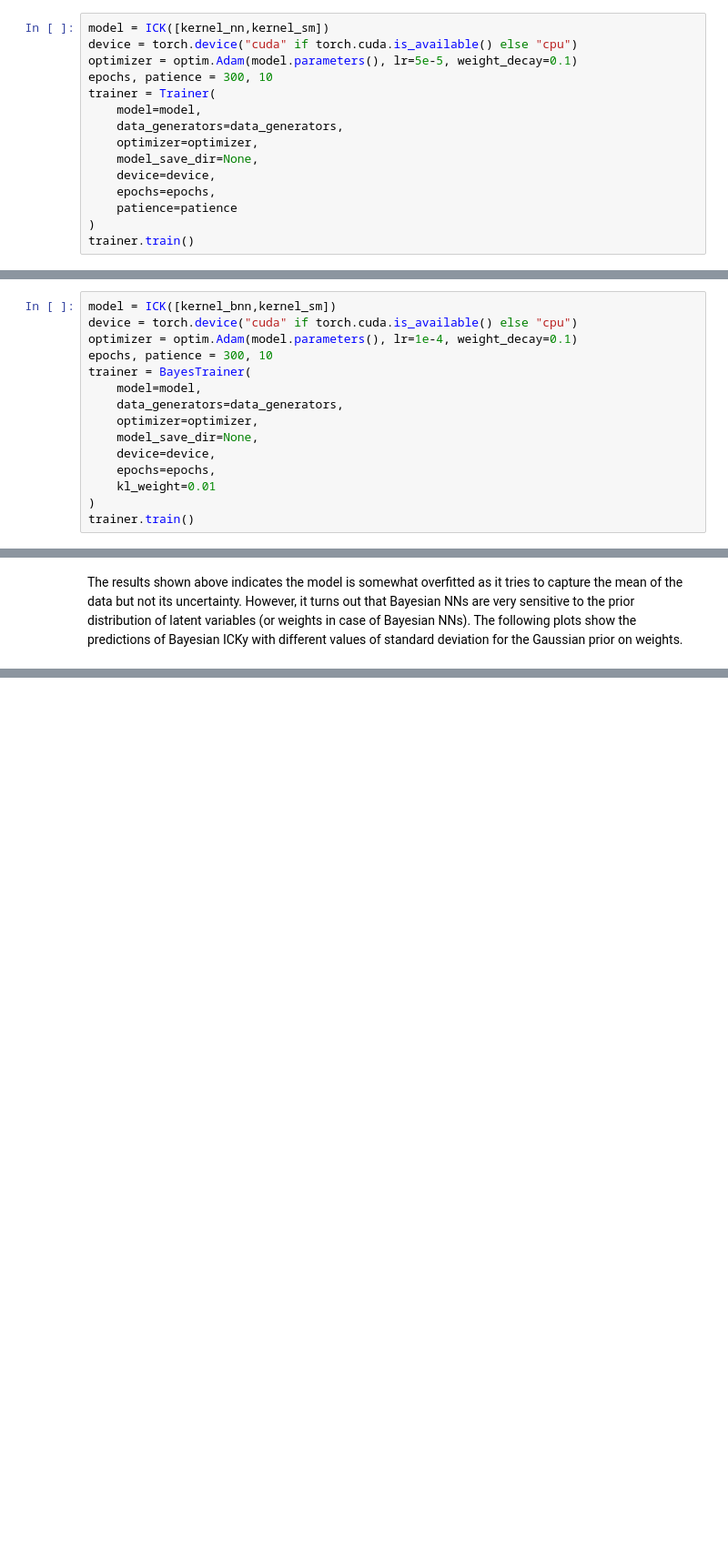
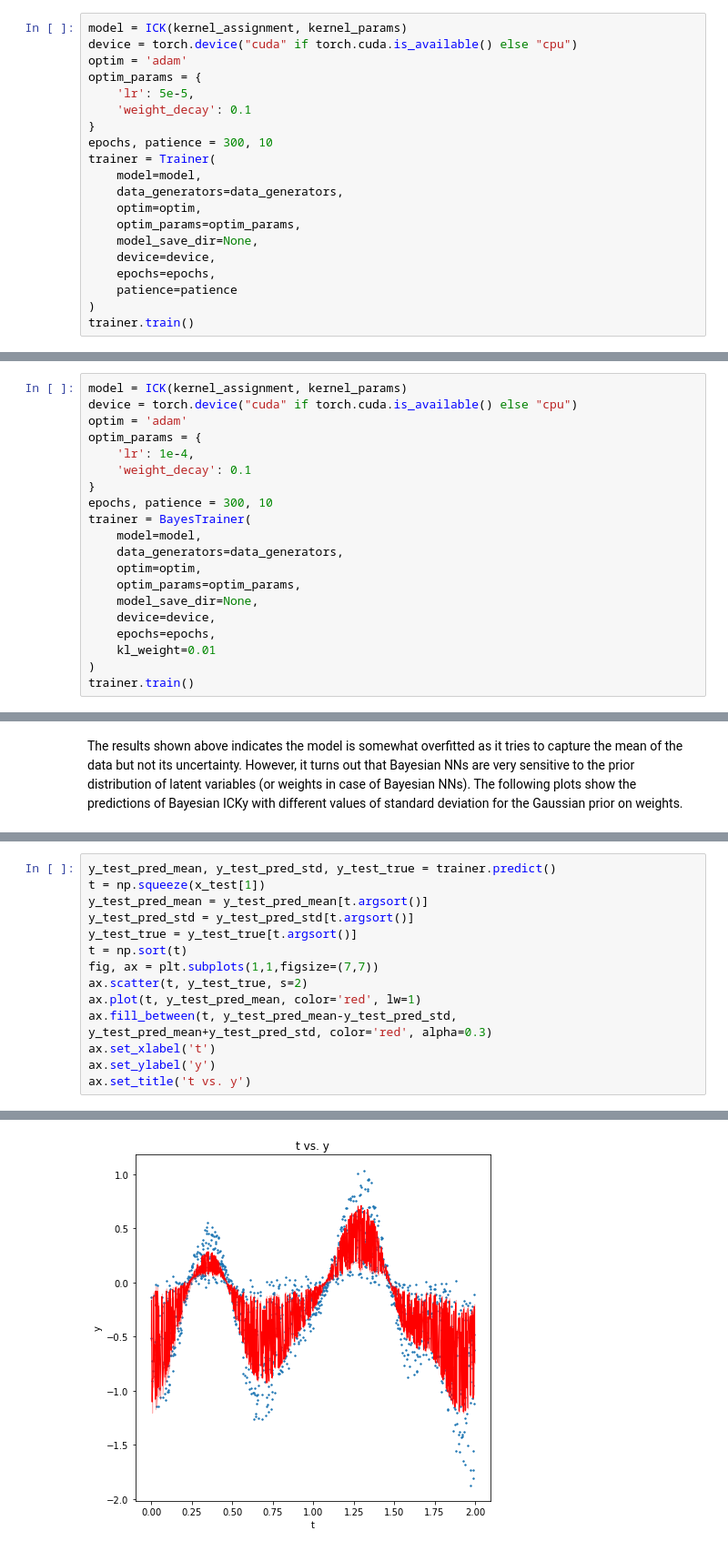
Before and after one commit to jzy95310/ICK, a Jupyter notebook: tutorial_1d_regression.ipynb, the cells around one changed output, grey strips where cells are left out. Shown at 91% size. Saved outputs shown, nothing was run; the diff lists cells and outputs as text; blank space fills up the shorter version.

```diff
--- a/tutorial_1d_regression.ipynb
+++ b/tutorial_1d_regression.ipynb
@@ -126,14 +129,19 @@ kernel_sm = ImplicitNystromKernel(
 # %% [markdown]
 After passing the implicit kernels to the ICK model, we can now instantiate a trainer and fit ICK to the data as shown below.
 # %%
-model = ICK([kernel_nn,kernel_sm])
+model = ICK(kernel_assignment, kernel_params)
 device = torch.device("cuda" if torch.cuda.is_available() else "cpu")
-optimizer = optim.Adam(model.parameters(), lr=5e-5, weight_decay=0.1)
+optim = 'adam'
+optim_params = {
+    'lr': 5e-5,
+    'weight_decay': 0.1
+}
 epochs, patience = 300, 10
 trainer = Trainer(
     model=model,
     data_generators=data_generators,
-    optimizer=optimizer,
+    optim=optim,
+    optim_params=optim_params,
     model_save_dir=None,
     device=device,
     epochs=epochs,
@@ -249,12 +268,17 @@ kernel_sm = ImplicitNystromKernel(
 # %%
-model = ICK([kernel_bnn,kernel_sm])
+model = ICK(kernel_assignment, kernel_params)
 device = torch.device("cuda" if torch.cuda.is_available() else "cpu")
-optimizer = optim.Adam(model.parameters(), lr=1e-4, weight_decay=0.1)
+optim = 'adam'
+optim_params = {
+    'lr': 1e-4,
+    'weight_decay': 0.1
+}
 epochs, patience = 300, 10
 trainer = BayesTrainer(
     model=model,
     data_generators=data_generators,
-    optimizer=optimizer,
+    optim=optim,
+    optim_params=optim_params,
     model_save_dir=None,
     device=device,
     epochs=epochs,
@@ -340,0 +418,15 @@ for i in range(len(results)):
+# %%
+y_test_pred_mean, y_test_pred_std, y_test_true = trainer.predict()
+t = np.squeeze(x_test[1])
+y_test_pred_mean = y_test_pred_mean[t.argsort()]
+y_test_pred_std = y_test_pred_std[t.argsort()]
+y_test_true = y_test_true[t.argsort()]
+t = np.sort(t)
+fig, ax = plt.subplots(1,1,figsize=(7,7))
+ax.scatter(t, y_test_true, s=2)
+ax.plot(t, y_test_pred_mean, color='red', lw=1)
+ax.fill_between(t, y_test_pred_mean-y_test_pred_std, y_test_pred_mean+y_test_pred_std, color='red', alpha=0.3)
+ax.set_xlabel('t')
+ax.set_ylabel('y')
+ax.set_title('t vs. y')
+# %% [output]
@@ -340,0 +434 @@ for i in range(len(results)):
+[figure, added]
```
Also changed, not shown: parts of 10 cells of this notebook, 5 other files.
